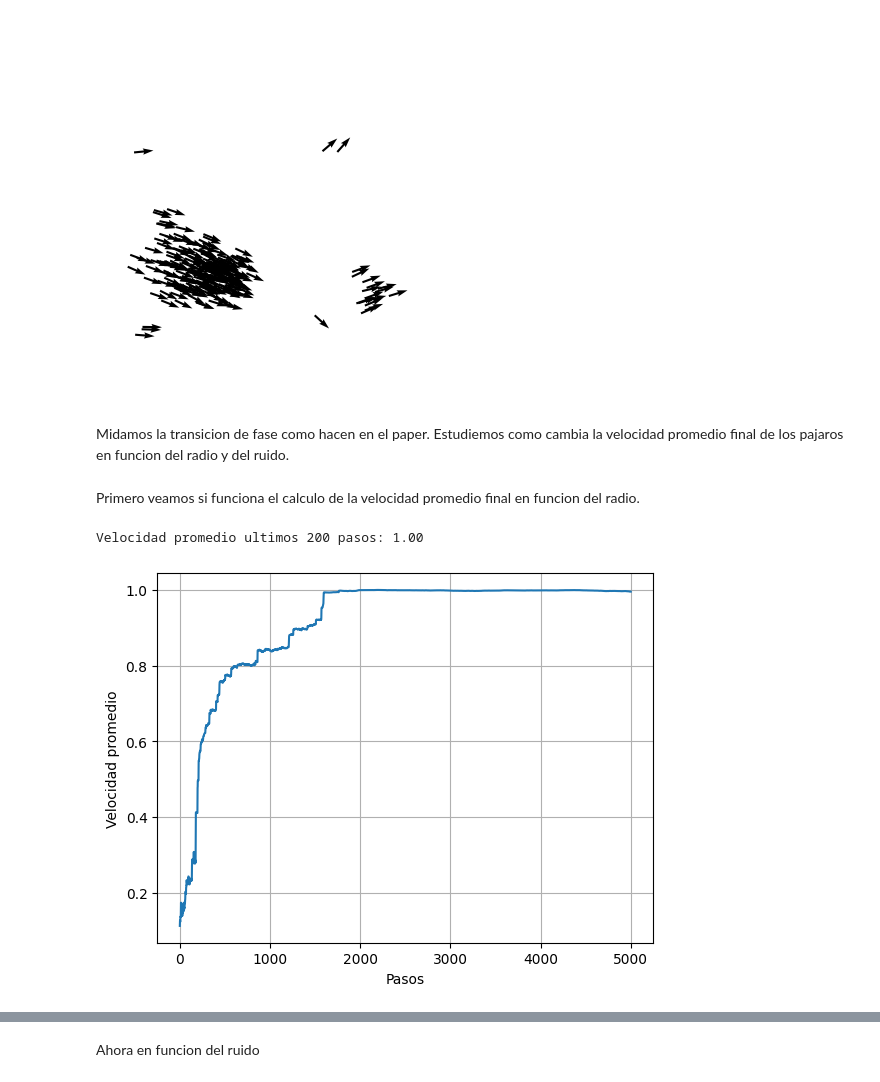
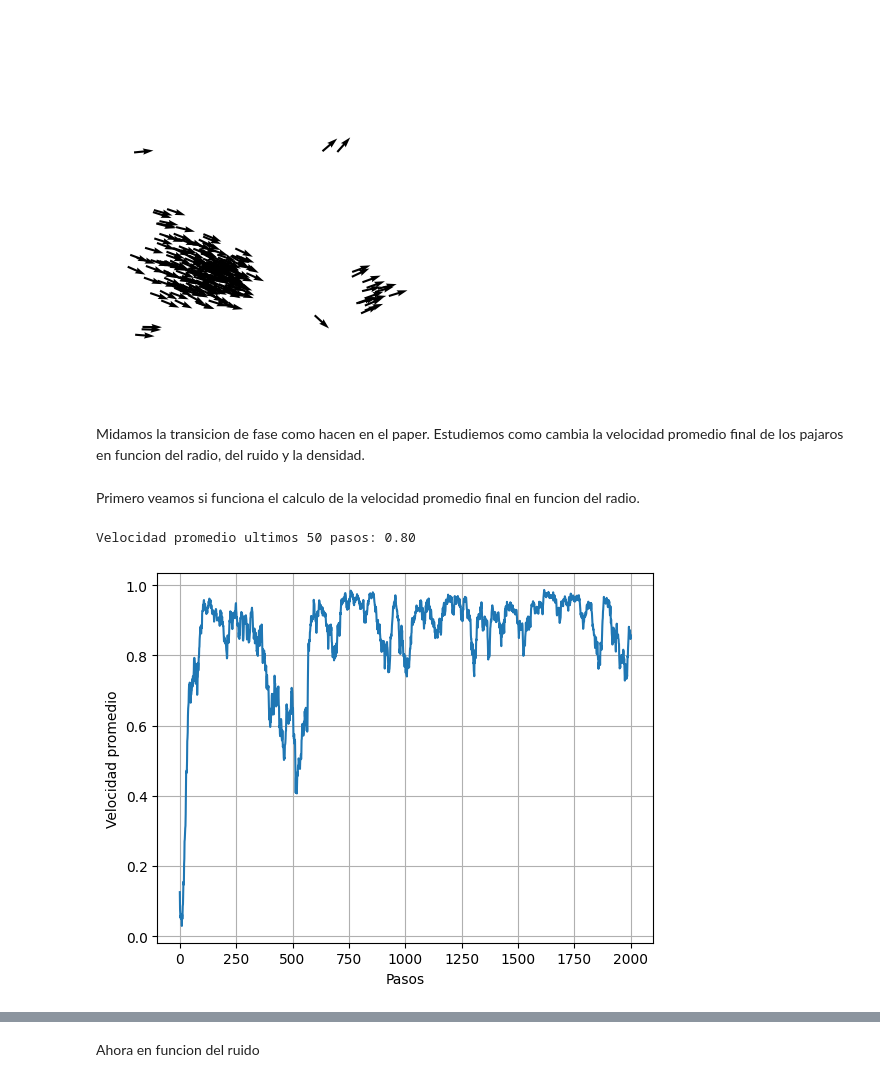
Before and after one commit to lautarogiordano/practicas-complejidad, a Jupyter notebook: p2-aves/aves.ipynb, the cells around one changed output, grey strips where cells are left out. Saved outputs shown, nothing was run; the diff lists cells and outputs as text; code cells hidden in the pictures.

```diff
--- a/p2-aves/aves.ipynb
+++ b/p2-aves/aves.ipynb
@@ -9,8 +9,6 @@ import matplotlib.pyplot as plt
 import matplotlib.animation as animation
 # %%
 # Tamaño del sistema: L x L
-L = 5
-
 class bird:
     def __init__(self, x, y, angle, velocity):
         self.x = x
@@ -22,9 +20,6 @@ class bird:
     def move(self, dt):
         self.x += self.vx * dt
         self.y += self.vy * dt
-        # Aplico condiciones periodicas
-        self.x = self.x % L
-        self.y = self.y % L
 
     def distance(self, other):
         return np.sqrt((self.x - other.x)**2 + (self.y - other.y)**2)
@@ -37,7 +32,7 @@ class bird:
         return f'({self.x}, {self.y})'
 
 class flock:
-    def __init__(self, n, radius=.1, velocity=1, noise_level=0.1):
+    def __init__(self, n, radius=.1, velocity=1, noise_level=0.1, L=5):
         self.birds = [bird(np.random.rand() * L,            # Posicion x inicial
                            np.random.rand() * L,            # Posicion y inicial
                            np.random.rand() * 2*np.pi,  # Angulo inicial
@@ -47,9 +42,10 @@ class flock:
         self.n_birds = n
         # Radio de interaccion
         self.radius = radius
+        self.velocity = velocity
         self.noise_level = noise_level
+        self.L = L
         self.dt = 1
-        self.velocity = velocity
         # Sumo vectorialmente todas las velocidades y calculo el modulo de ese vector
         # Es el parametro de orden que usan en el modelo de Vicsek
         self.average_velocity = [self.update_average_velocity()]
@@ -57,6 +53,9 @@ class flock:
     def move(self, dt):
         for b in self.birds:
             b.move(dt)
+            # Condiciones de contorno periodicas
+            b.x = b.x % self.L
+            b.y = b.y % self.L
 
     def update_average_velocity(self):
         v_sum_x = np.sum([b.vx for b in self.birds])
@@ -162,19 +161,19 @@ aves.animate(300, interval=300, save_as_gif=True)
 MovieWriter imagemagick unavailable; using Pillow instead.
 [figure]
 # %% [markdown]
-Midamos la transicion de fase como hacen en el paper. Estudiemos como cambia la velocidad promedio final de los pajaros en funcion del radio y del ruido.
+Midamos la transicion de fase como hacen en el paper. Estudiemos como cambia la velocidad promedio final de los pajaros en funcion del radio, del ruido y la densidad.
 # %% [markdown]
 Primero veamos si funciona el calculo de la velocidad promedio final en funcion del radio.
 # %%
 # Le pongo poco ruido
-aves = flock(100, radius=.05, velocity=.04, noise_level=0.005)
-aves.run(5000)
-print(f"Velocidad promedio ultimos 200 pasos: {np.mean(aves.average_velocity[-200:]):.2f}")
+aves = flock(100, radius=.5, velocity=.04, noise_level=0.2)
+aves.run(2000)
+print(f"Velocidad promedio ultimos 50 pasos: {np.mean(aves.average_velocity[-50:]):.2f}")
 plt.plot(aves.average_velocity)
 plt.xlabel('Pasos')
 plt.ylabel('Velocidad promedio')
 plt.grid()
 # %% [output]
-Velocidad promedio ultimos 200 pasos: 1.00
+Velocidad promedio ultimos 50 pasos: 0.80
-[figure, old version]
+[figure, new version]
 # %% [markdown]
```
Also changed, not shown: parts of 23 cells of this notebook.
